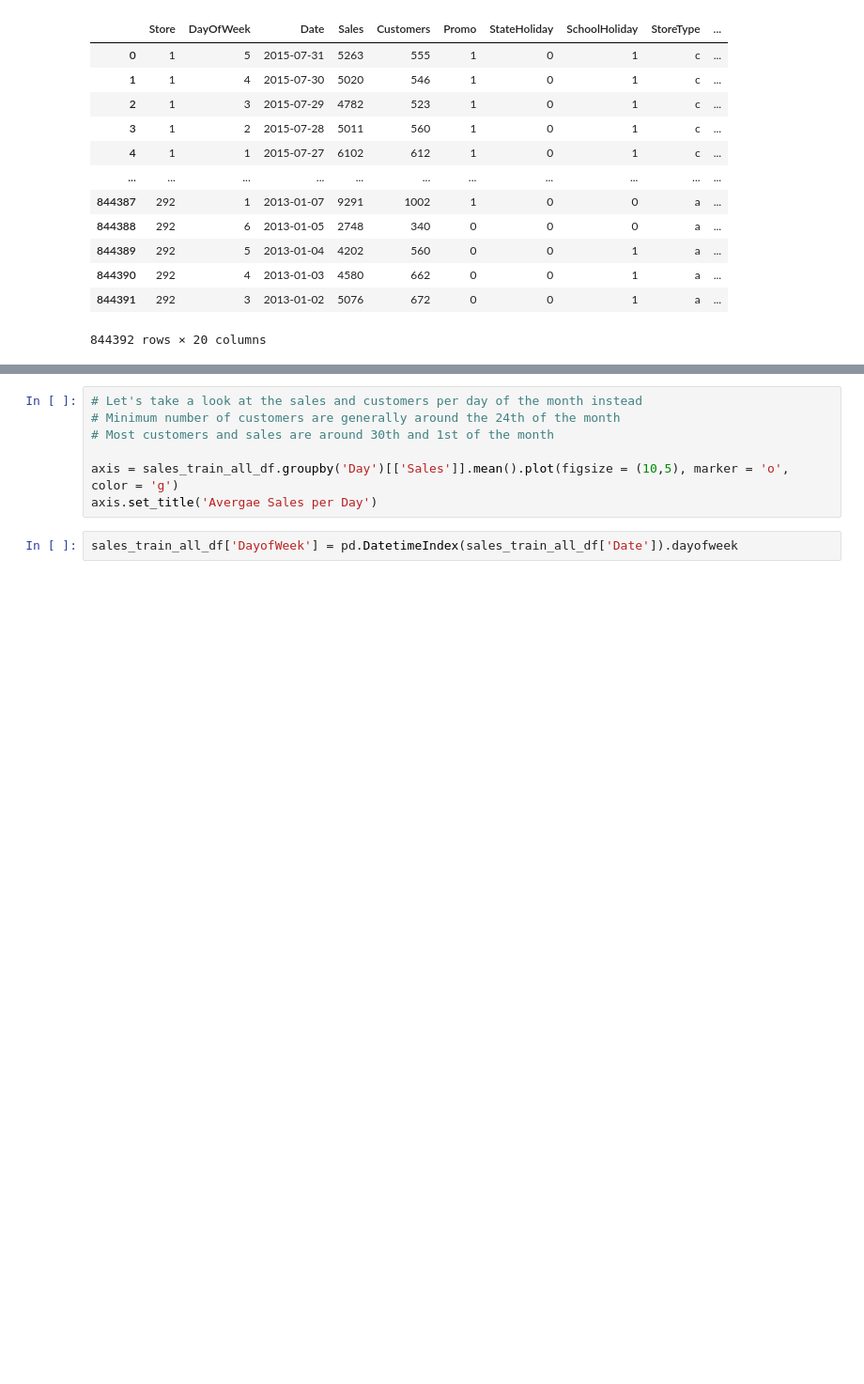
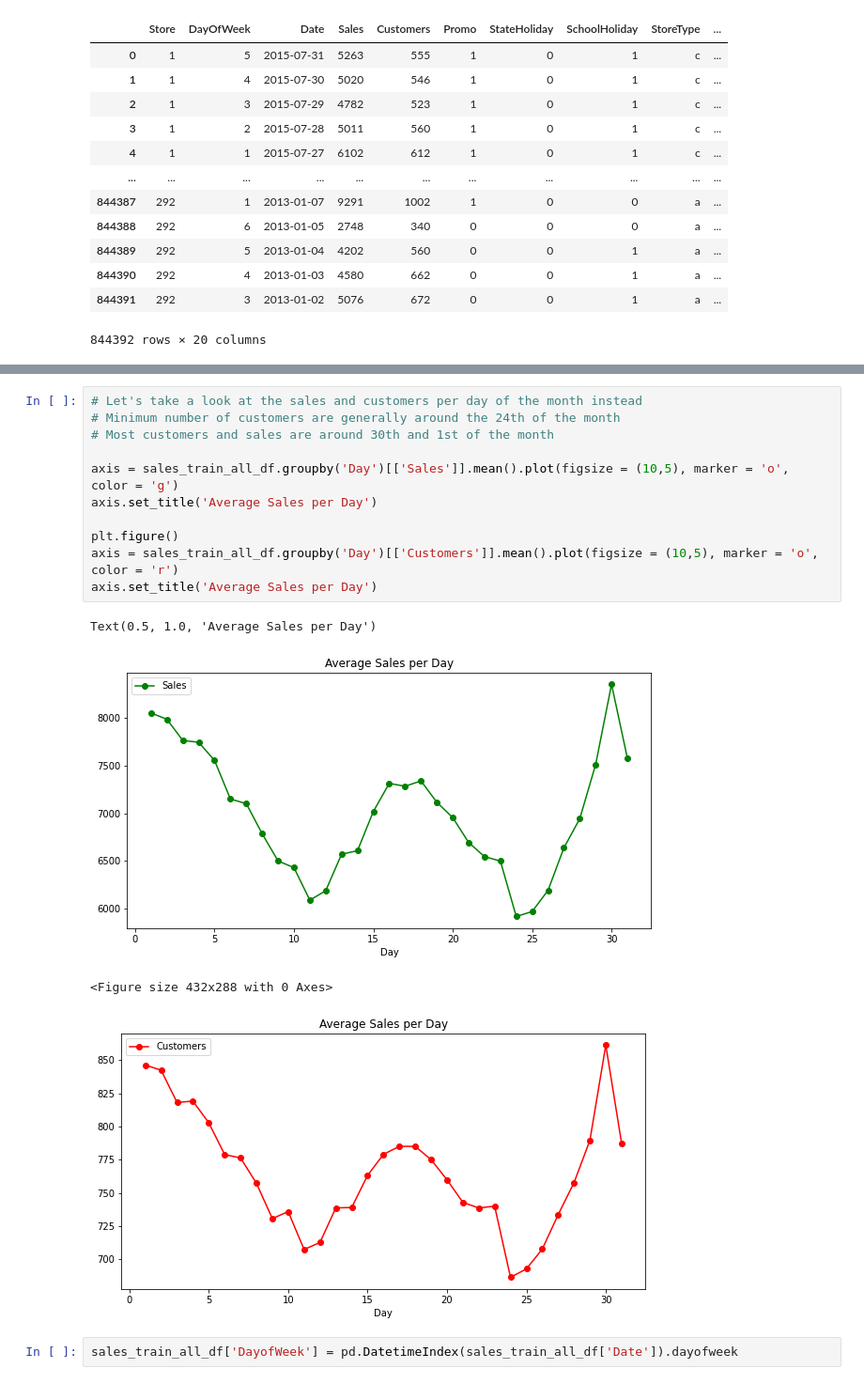
Before and after one commit to wellmej/DataScienceUseCases, a Jupyter notebook: Case3_My_Sales_Department.ipynb, the cells around one changed output, grey strips where cells are left out. Shown: that part at 94% size. Drawn from its saved outputs; the diff is of its cells as text; blank space fills up the shorter version.

```diff
--- a/Case3_My_Sales_Department.ipynb
+++ b/Case3_My_Sales_Department.ipynb
@@ -587,10 +587,19 @@ Text(0.5, 1.0, 'Avergae Customer per Month')
 # %%
 # Let's take a look at the sales and customers per day of the month instead
 # Minimum number of customers are generally around the 24th of the month
 # Most customers and sales are around 30th and 1st of the month
 
 axis = sales_train_all_df.groupby('Day')[['Sales']].mean().plot(figsize = (10,5), marker = 'o', color = 'g')
-axis.set_title('Avergae Sales per Day')
+axis.set_title('Average Sales per Day')
+
+plt.figure()
+axis = sales_train_all_df.groupby('Day')[['Customers']].mean().plot(figsize = (10,5), marker = 'o', color = 'r')
+axis.set_title('Average Sales per Day')
+# %% [output]
+Text(0.5, 1.0, 'Average Sales per Day')
+[figure, added]
+<Figure size 432x288 with 0 Axes>
+[figure, added]
 # %%
 sales_train_all_df['DayofWeek'] = pd.DatetimeIndex(sales_train_all_df['Date']).dayofweek
 # %%
```
Also changed, not shown: parts of 5 cells of this notebook.
